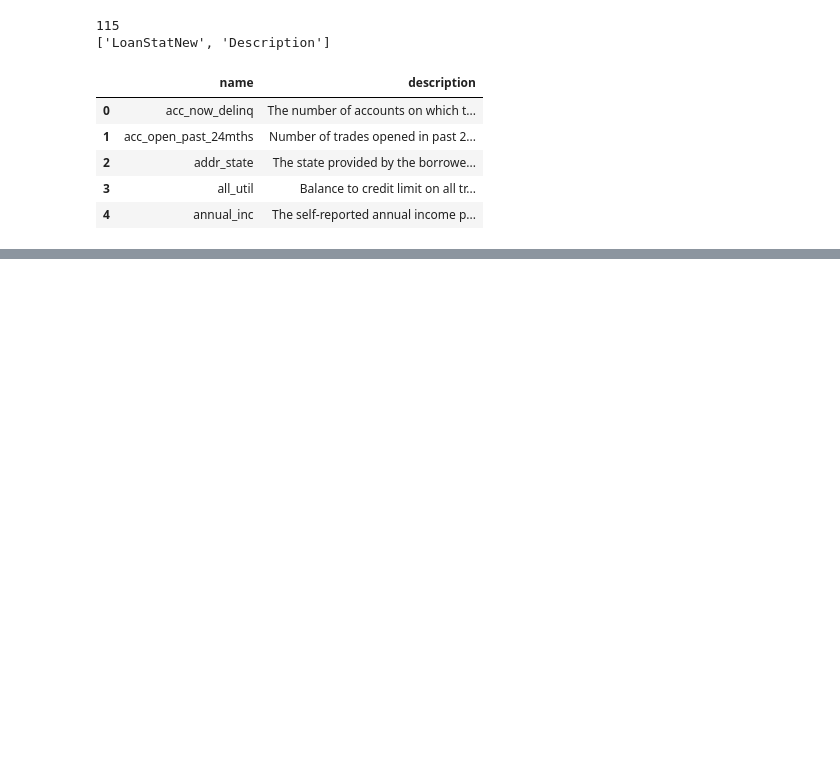
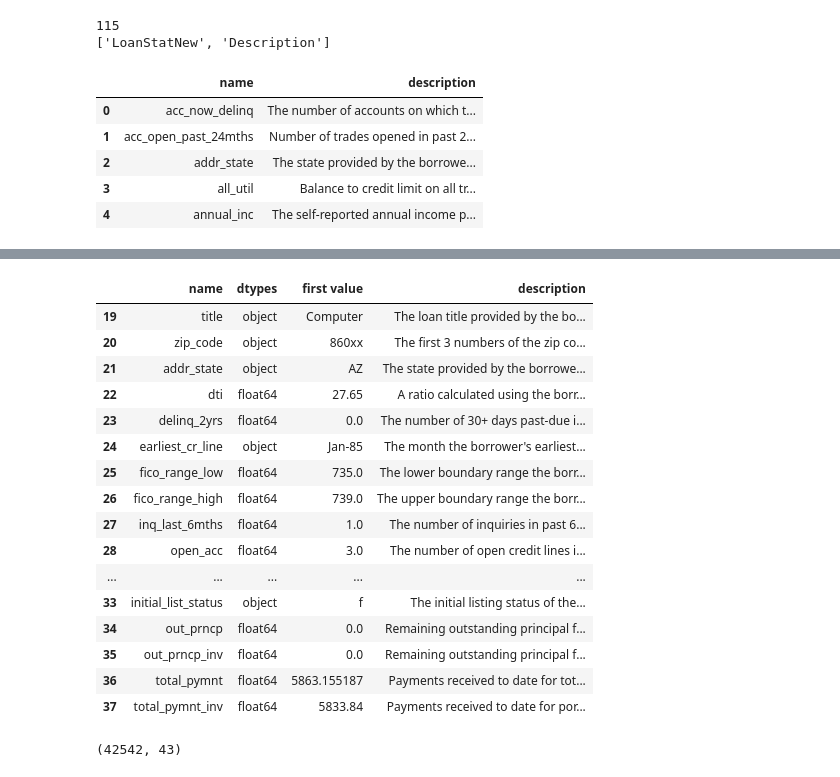
Before and after one commit to StewartStack/DAStudyBackups, a Jupyter notebook: DataStudies3/stewartstack_loans2007.ipynb, the cells around one changed output, grey strips where cells are left out. Cells and saved outputs as stored; diff of their text form; code cells hidden in the pictures; blank space fills up the shorter version.

```diff
--- a/DataStudies3/stewartstack_loans2007.ipynb
+++ b/DataStudies3/stewartstack_loans2007.ipynb
@@ -126,0 +164,21 @@ preview = loans_2007_dtypes.merge(data_dictionary, on='name', how='left')
+# %%
+# Second group of columns
+preview[19:38]
+# %% [output]
+|  | name | dtypes | first value | description |
+| 19 | title | object | Computer | The loan title provided by the bo... |
+| 20 | zip_code | object | 860xx | The first 3 numbers of the zip co... |
+| 21 | addr_state | object | AZ | The state provided by the borrowe... |
+| 22 | dti | float64 | 27.65 | A ratio calculated using the borr... |
+| 23 | delinq_2yrs | float64 | 0.0 | The number of 30+ days past-due i... |
+| 24 | earliest_cr_line | object | Jan-85 | The month the borrower's earliest... |
+| 25 | fico_range_low | float64 | 735.0 | The lower boundary range the borr... |
+| 26 | fico_range_high | float64 | 739.0 | The upper boundary range the borr... |
+| 27 | inq_last_6mths | float64 | 1.0 | The number of inquiries in past 6... |
+| 28 | open_acc | float64 | 3.0 | The number of open credit lines i... |
+| ... | ... | ... | ... | ... |
+| 33 | initial_list_status | object | f | The initial listing status of the... |
+| 34 | out_prncp | float64 | 0.0 | Remaining outstanding principal f... |
+| 35 | out_prncp_inv | float64 | 0.0 | Remaining outstanding principal f... |
+| 36 | total_pymnt | float64 | 5863.155187 | Payments received to date for tot... |
+| 37 | total_pymnt_inv | float64 | 5833.84 | Payments received to date for por... |
@@ -126,0 +190,4 @@ preview = loans_2007_dtypes.merge(data_dictionary, on='name', how='left')
+# %%
+loans_2007.shape
+# %% [output]
+(42542, 43)
```
Also changed, not shown: parts of 9 cells of this notebook.
